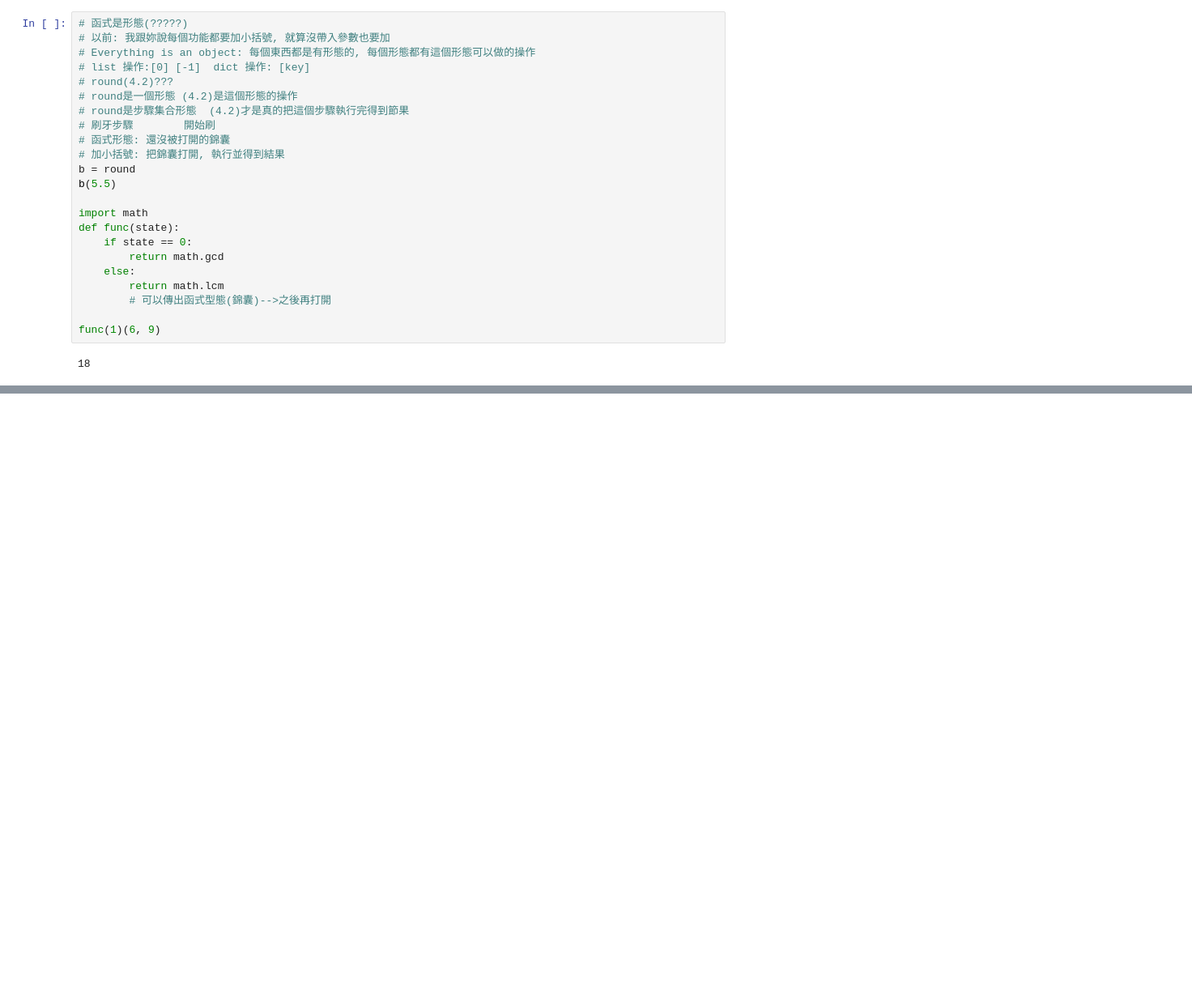
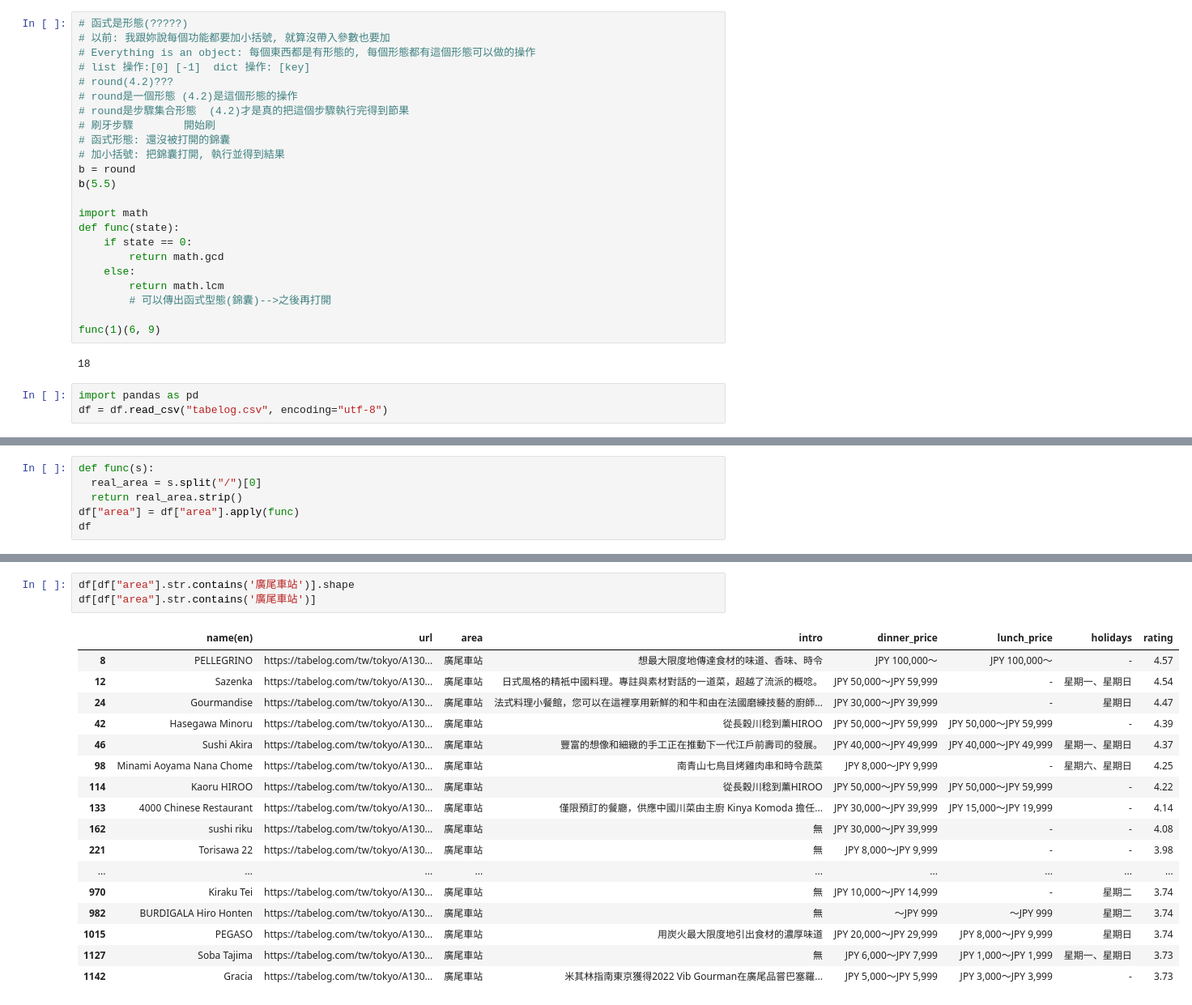
Before and after one commit to t8101349/Colab-, a Jupyter notebook: 0113_1.ipynb, the cells around one changed output, grey strips where cells are left out. Shown at 81% size. Drawn from its saved outputs; the diff is of its cells as text; blank space fills up the shorter version.

```diff
--- a/0113_1.ipynb
+++ b/0113_1.ipynb
@@ -415,3 +416,6 @@ def func(state):
 func(1)(6, 9)
 # %% [output]
 18
+# %%
+import pandas as pd
+df = df.read_csv("tabelog.csv", encoding="utf-8")
@@ -417,0 +424,6 @@ func(1)(6, 9)
+# %%
+def func(s):
+  real_area = s.split("/")[0]
+  return real_area.strip()
+df["area"] = df["area"].apply(func)
+df
@@ -417,0 +462,21 @@ func(1)(6, 9)
+# %%
+df[df["area"].str.contains('廣尾車站')].shape
+df[df["area"].str.contains('廣尾車站')]
+# %% [output]
+|  | name(en) | url | area | intro | dinner_price | lunch_price | holidays | rating |
+| 8 | PELLEGRINO | https://tabelog.com/tw/tokyo/A130... | 廣尾車站 | 想最大限度地傳達食材的味道、香味、時令 | JPY 100,000～ | JPY 100,000～ | - | 4.57 |
+| 12 | Sazenka | https://tabelog.com/tw/tokyo/A130... | 廣尾車站 | 日式風格的精衹中國料理。專註與素材對話的一道菜，超越了流派的概唸。 | JPY 50,000～JPY 59,999 | - | 星期一、星期日 | 4.54 |
+| 24 | Gourmandise | https://tabelog.com/tw/tokyo/A130... | 廣尾車站 | 法式料理小餐館，您可以在這裡享用新鮮的和牛和由在法國磨練技藝的廚師... | JPY 30,000～JPY 39,999 | - | 星期日 | 4.47 |
+| 42 | Hasegawa Minoru | https://tabelog.com/tw/tokyo/A130... | 廣尾車站 | 從長穀川稔到薰HIROO | JPY 50,000～JPY 59,999 | JPY 50,000～JPY 59,999 | - | 4.39 |
+| 46 | Sushi Akira | https://tabelog.com/tw/tokyo/A130... | 廣尾車站 | 豐富的想像和細緻的手工正在推動下一代江戶前壽司的發展。 | JPY 40,000～JPY 49,999 | JPY 40,000～JPY 49,999 | 星期一、星期日 | 4.37 |
+| 98 | Minami Aoyama Nana Chome | https://tabelog.com/tw/tokyo/A130... | 廣尾車站 | 南青山七鳥目烤雞肉串和時令蔬菜 | JPY 8,000～JPY 9,999 | - | 星期六、星期日 | 4.25 |
+| 114 | Kaoru HIROO | https://tabelog.com/tw/tokyo/A130... | 廣尾車站 | 從長穀川稔到薰HIROO | JPY 50,000～JPY 59,999 | JPY 50,000～JPY 59,999 | - | 4.22 |
+| 133 | 4000 Chinese Restaurant | https://tabelog.com/tw/tokyo/A130... | 廣尾車站 | 僅限預訂的餐廳，供應中國川菜由主廚 Kinya Komoda 擔任... | JPY 30,000～JPY 39,999 | JPY 15,000～JPY 19,999 | - | 4.14 |
+| 162 | sushi riku | https://tabelog.com/tw/tokyo/A130... | 廣尾車站 | 無 | JPY 30,000～JPY 39,999 | - | - | 4.08 |
+| 221 | Torisawa 22 | https://tabelog.com/tw/tokyo/A130... | 廣尾車站 | 無 | JPY 8,000～JPY 9,999 | - | - | 3.98 |
+| ... | ... | ... | ... | ... | ... | ... | ... | ... |
+| 970 | Kiraku Tei | https://tabelog.com/tw/tokyo/A130... | 廣尾車站 | 無 | JPY 10,000～JPY 14,999 | - | 星期二 | 3.74 |
+| 982 | BURDIGALA Hiro Honten | https://tabelog.com/tw/tokyo/A130... | 廣尾車站 | 無 | ～JPY 999 | ～JPY 999 | 星期二 | 3.74 |
+| 1015 | PEGASO | https://tabelog.com/tw/tokyo/A130... | 廣尾車站 | 用炭火最大限度地引出食材的濃厚味道 | JPY 20,000～JPY 29,999 | JPY 8,000～JPY 9,999 | 星期日 | 3.74 |
+| 1127 | Soba Tajima | https://tabelog.com/tw/tokyo/A130... | 廣尾車站 | 無 | JPY 6,000～JPY 7,999 | JPY 1,000～JPY 1,999 | 星期一、星期日 | 3.73 |
+| 1142 | Gracia | https://tabelog.com/tw/tokyo/A130... | 廣尾車站 | 米其林指南東京獲得2022 Vib Gourman在廣尾品嘗巴塞羅... | JPY 5,000～JPY 5,999 | JPY 3,000～JPY 3,999 | - | 3.73 |
```
Also changed, not shown: parts of 7 cells of this notebook.
